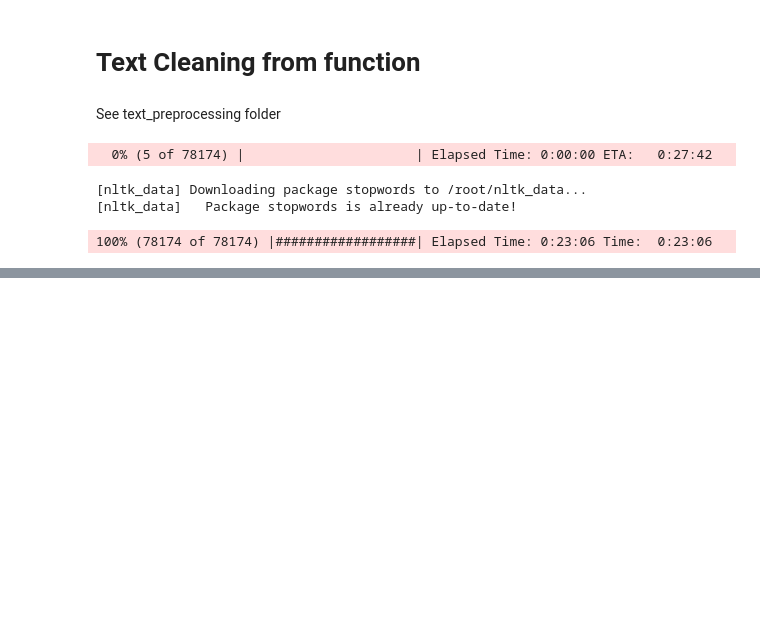
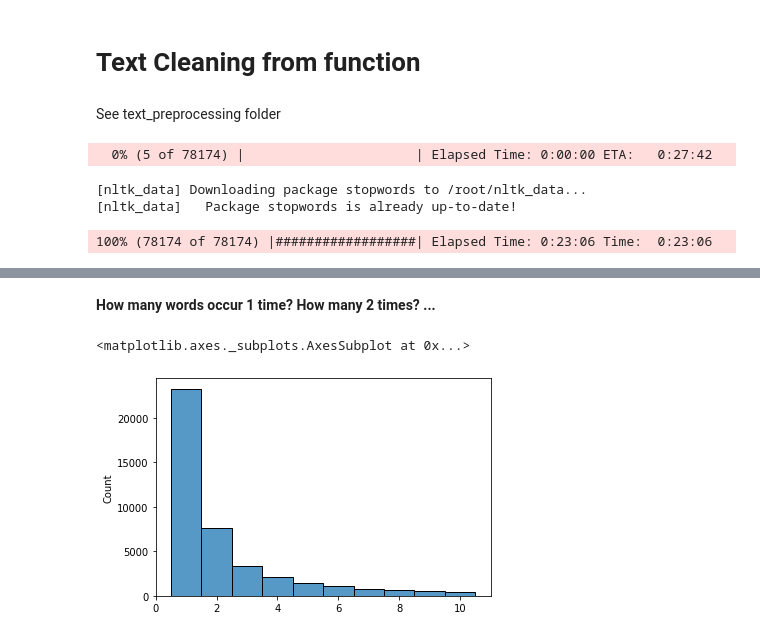
Before and after one commit to Nat-aho/net2020, a Jupyter notebook: Semantic_Group/text_cleaning.ipynb, the cells around one changed output, grey strips where cells are left out. Cells and saved outputs as stored; diff of their text form; code cells hidden in the pictures; blank space fills up the shorter version.

Commit message:
Text-cleaning update

```diff
--- a/Semantic_Group/text_cleaning.ipynb
+++ b/Semantic_Group/text_cleaning.ipynb
@@ -403,5 +398,3 @@ def lower_casing(text):
-# %%
-comments['text_clean'] = comments['text_clean'].apply(lambda text: lower_casing(text)).apply(lambda text: remove_spaces(text))
 # %% [markdown]
 ## Resulting word-cloud
 # %%
@@ -445,0 +441,9 @@ plt.show()
+# %%
+def words_freq(docs):
+    words_count = Counter()
+    for text in docs:
+        for word in text.split():
+            words_count[word] += 1
+    return words_count
+# %%
+words_count = words_freq(comments['text_clean'])
@@ -445,0 +458,4 @@ plt.show()
+# %%
+less_common = [(w, wc) for (w, wc) in words_count.most_common()[:-31:-1]]
+print('Less popular words\n')
+for (w, wc) in less_common: print((w, wc), end='\n')
@@ -445,0 +480,2 @@ plt.show()
+# %% [markdown]
+**How many words occur 1 time? How many 2 times? ...**
@@ -445,0 +484,6 @@ plt.show()
+# %%
+counts = [wc for (w, wc) in words_count.most_common()]
+sns.histplot(counts, bins=[1,2,3,4,5,6,7,8,9,10], discrete=True, binrange=[1,10])
+# %% [output]
+<matplotlib.axes._subplots.AxesSubplot at 0x...>
+[figure, added]
```
Also changed, not shown: parts of 7 cells of this notebook.
